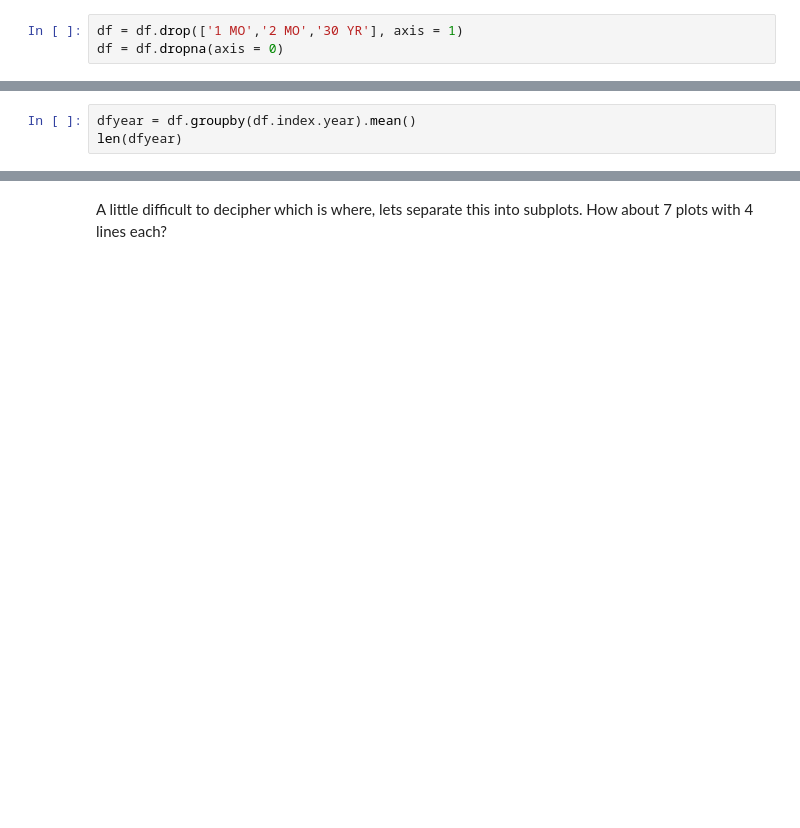
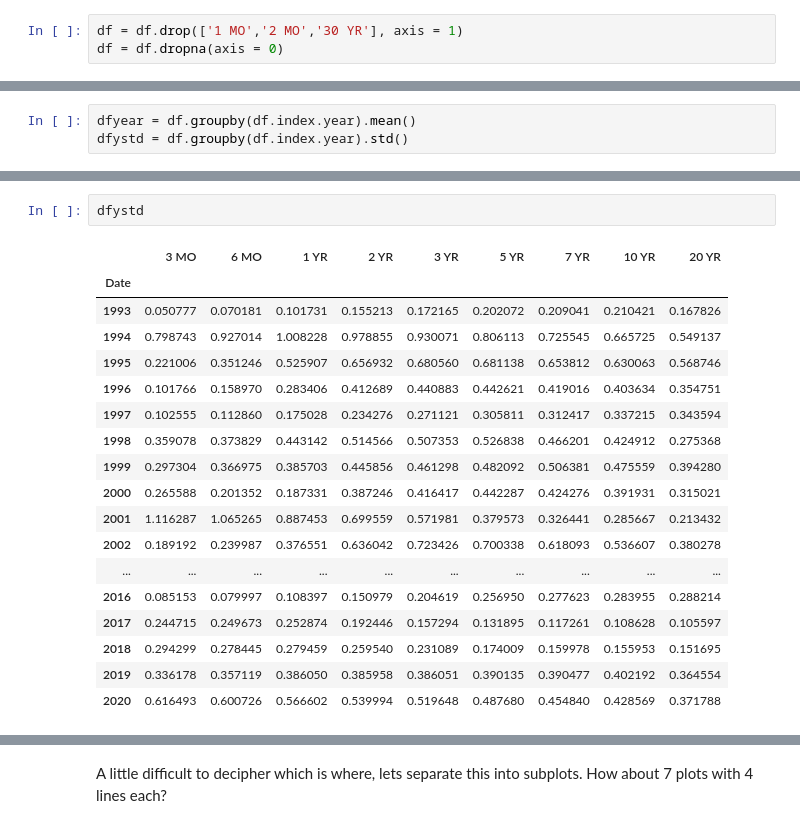
Before and after one commit to NicholasOgawa/EconML, a Jupyter notebook: CreditSpreads.ipynb, the cells around one changed output, grey strips where cells are left out. Drawn from its saved outputs; the diff is of its cells as text; blank space fills up the shorter version.

```diff
--- a/CreditSpreads.ipynb
+++ b/CreditSpreads.ipynb
@@ -79,3 +124,3 @@ Index(['3 MO', '6 MO', '1 YR', '2 YR', '3 YR', '5 YR', '7 YR', '10 YR',
 # %%
 dfyear = df.groupby(df.index.year).mean()
-len(dfyear)
+dfystd = df.groupby(df.index.year).std()
@@ -101,0 +137,21 @@ plt.plot(yieldcurves);
+# %%
+dfystd
+# %% [output]
+|  | 3 MO | 6 MO | 1 YR | 2 YR | 3 YR | 5 YR | 7 YR | 10 YR | 20 YR |
+| Date |  |  |  |  |  |  |  |  |  |
+| 1993 | 0.050777 | 0.070181 | 0.101731 | 0.155213 | 0.172165 | 0.202072 | 0.209041 | 0.210421 | 0.167826 |
+| 1994 | 0.798743 | 0.927014 | 1.008228 | 0.978855 | 0.930071 | 0.806113 | 0.725545 | 0.665725 | 0.549137 |
+| 1995 | 0.221006 | 0.351246 | 0.525907 | 0.656932 | 0.680560 | 0.681138 | 0.653812 | 0.630063 | 0.568746 |
+| 1996 | 0.101766 | 0.158970 | 0.283406 | 0.412689 | 0.440883 | 0.442621 | 0.419016 | 0.403634 | 0.354751 |
+| 1997 | 0.102555 | 0.112860 | 0.175028 | 0.234276 | 0.271121 | 0.305811 | 0.312417 | 0.337215 | 0.343594 |
+| 1998 | 0.359078 | 0.373829 | 0.443142 | 0.514566 | 0.507353 | 0.526838 | 0.466201 | 0.424912 | 0.275368 |
+| 1999 | 0.297304 | 0.366975 | 0.385703 | 0.445856 | 0.461298 | 0.482092 | 0.506381 | 0.475559 | 0.394280 |
+| 2000 | 0.265588 | 0.201352 | 0.187331 | 0.387246 | 0.416417 | 0.442287 | 0.424276 | 0.391931 | 0.315021 |
+| 2001 | 1.116287 | 1.065265 | 0.887453 | 0.699559 | 0.571981 | 0.379573 | 0.326441 | 0.285667 | 0.213432 |
+| 2002 | 0.189192 | 0.239987 | 0.376551 | 0.636042 | 0.723426 | 0.700338 | 0.618093 | 0.536607 | 0.380278 |
+| ... | ... | ... | ... | ... | ... | ... | ... | ... | ... |
+| 2016 | 0.085153 | 0.079997 | 0.108397 | 0.150979 | 0.204619 | 0.256950 | 0.277623 | 0.283955 | 0.288214 |
+| 2017 | 0.244715 | 0.249673 | 0.252874 | 0.192446 | 0.157294 | 0.131895 | 0.117261 | 0.108628 | 0.105597 |
+| 2018 | 0.294299 | 0.278445 | 0.279459 | 0.259540 | 0.231089 | 0.174009 | 0.159978 | 0.155953 | 0.151695 |
+| 2019 | 0.336178 | 0.357119 | 0.386050 | 0.385958 | 0.386051 | 0.390135 | 0.390477 | 0.402192 | 0.364554 |
+| 2020 | 0.616493 | 0.600726 | 0.566602 | 0.539994 | 0.519648 | 0.487680 | 0.454840 | 0.428569 | 0.371788 |
```
Also changed, not shown: parts of 49 cells of this notebook.
